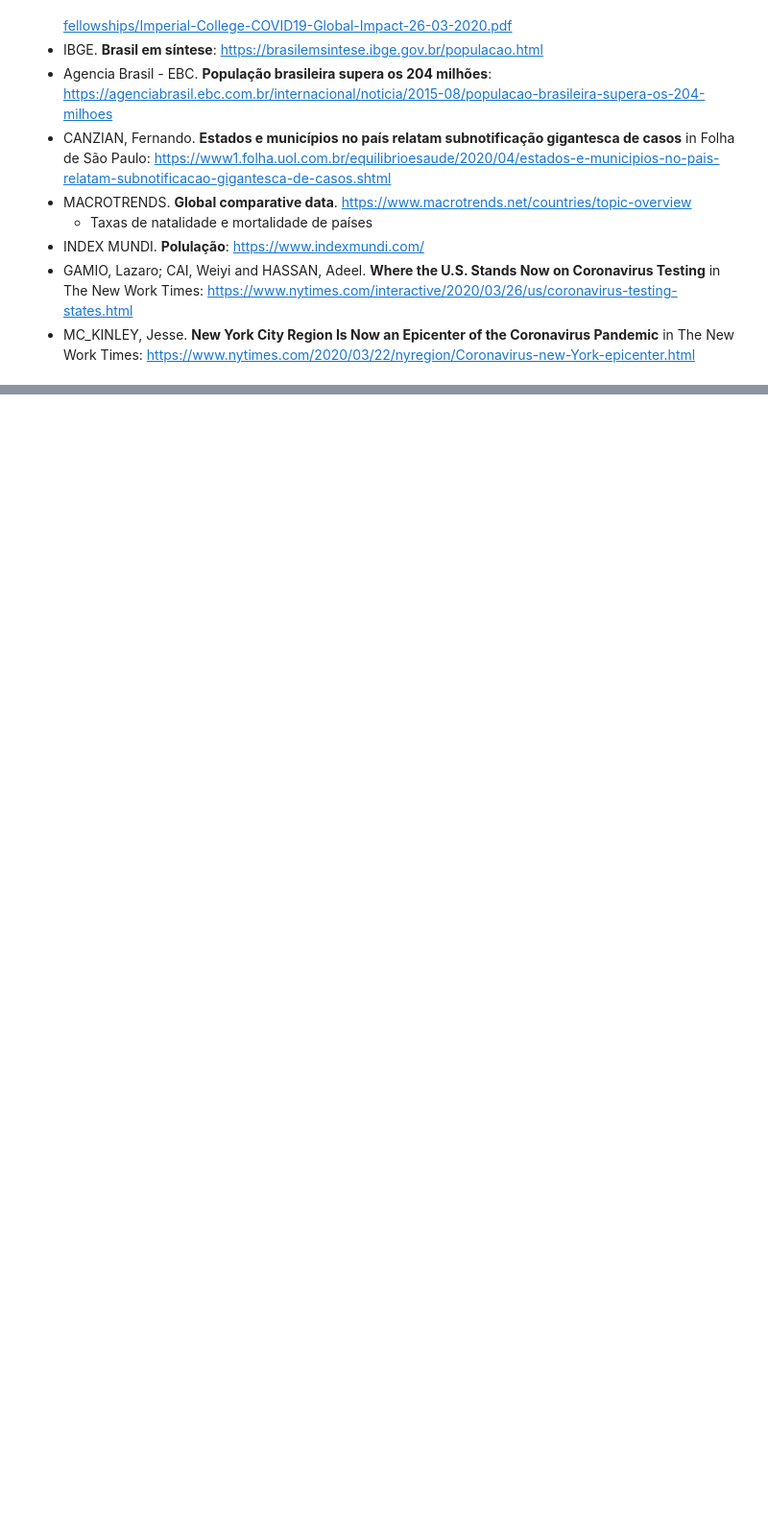
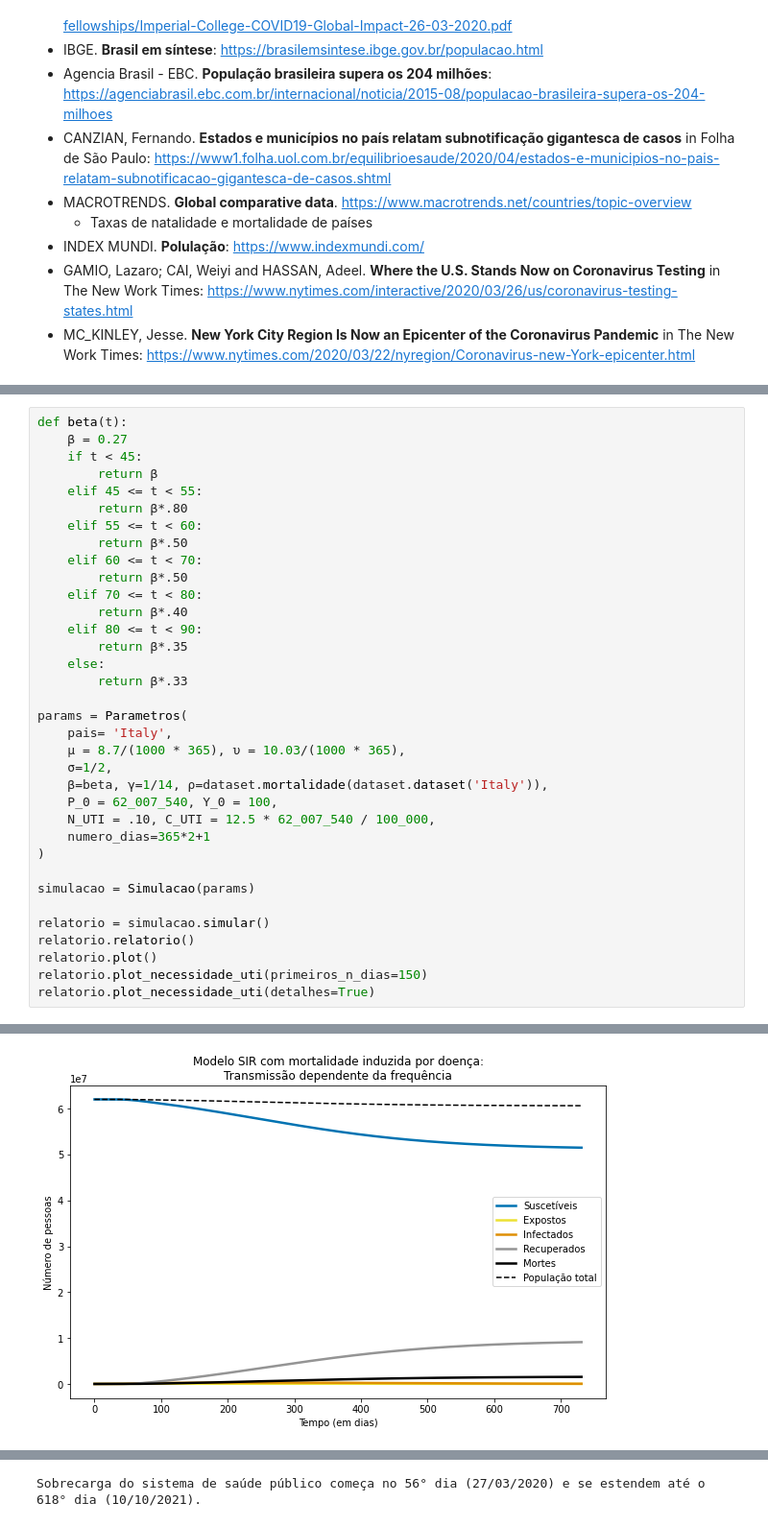
Before and after one commit to SrMouraSilva/modelagem-matematica, a Jupyter notebook: tarefa2-corona/Tarefa_3_-_Modelagem_de_doencas_infecciosas.ipynb, the cells around one changed output, grey strips where cells are left out. Shown at 96% size. Cells and saved outputs as stored; diff of their text form; blank space fills up the shorter version.

Commit message:
Atualização de dataset. Realizado simulações para EUA, Itália e Espanha

```diff
--- a/tarefa2-corona/Tarefa_3_-_Modelagem_de_doencas_infecciosas.ipynb
+++ b/tarefa2-corona/Tarefa_3_-_Modelagem_de_doencas_infecciosas.ipynb
@@ -825,0 +859,36 @@ in Mem Inst Oswaldo Cruz, Rio de Janeiro, FAST TRACK, in 24 April 2020.
+# %%
+def beta(t):
+    β = 0.27
+    if t < 45:
+        return β
+    elif 45 <= t < 55:
+        return β*.80
+    elif 55 <= t < 60:
+        return β*.50
+    elif 60 <= t < 70:
+        return β*.50
+    elif 70 <= t < 80:
+        return β*.40
+    elif 80 <= t < 90:
+        return β*.35
+    else:
+        return β*.33
+
+params = Parametros(
+    pais= 'Italy',
+    μ = 8.7/(1000 * 365), υ = 10.03/(1000 * 365),
+    σ=1/2,
+    β=beta, γ=1/14, ρ=dataset.mortalidade(dataset.dataset('Italy')),
+    P_0 = 62_007_540, Y_0 = 100,
+    N_UTI = .10, C_UTI = 12.5 * 62_007_540 / 100_000,
+    numero_dias=365*2+1
+)
+
+simulacao = Simulacao(params)
+
+relatorio = simulacao.simular()
+relatorio.relatorio()
+relatorio.plot()
+relatorio.plot_necessidade_uti(primeiros_n_dias=150)
+relatorio.plot_necessidade_uti(detalhes=True)
+# %% [output]
@@ -825,0 +912 @@ in Mem Inst Oswaldo Cruz, Rio de Janeiro, FAST TRACK, in 24 April 2020.
+[figure, added]
@@ -825,0 +914 @@ in Mem Inst Oswaldo Cruz, Rio de Janeiro, FAST TRACK, in 24 April 2020.
+Sobrecarga do sistema de saúde público começa no 56° dia (27/03/2020) e se estendem até o 618° dia (10/10/2021).
```
Also changed, not shown: parts of 17 cells of this notebook, 5 other files.
